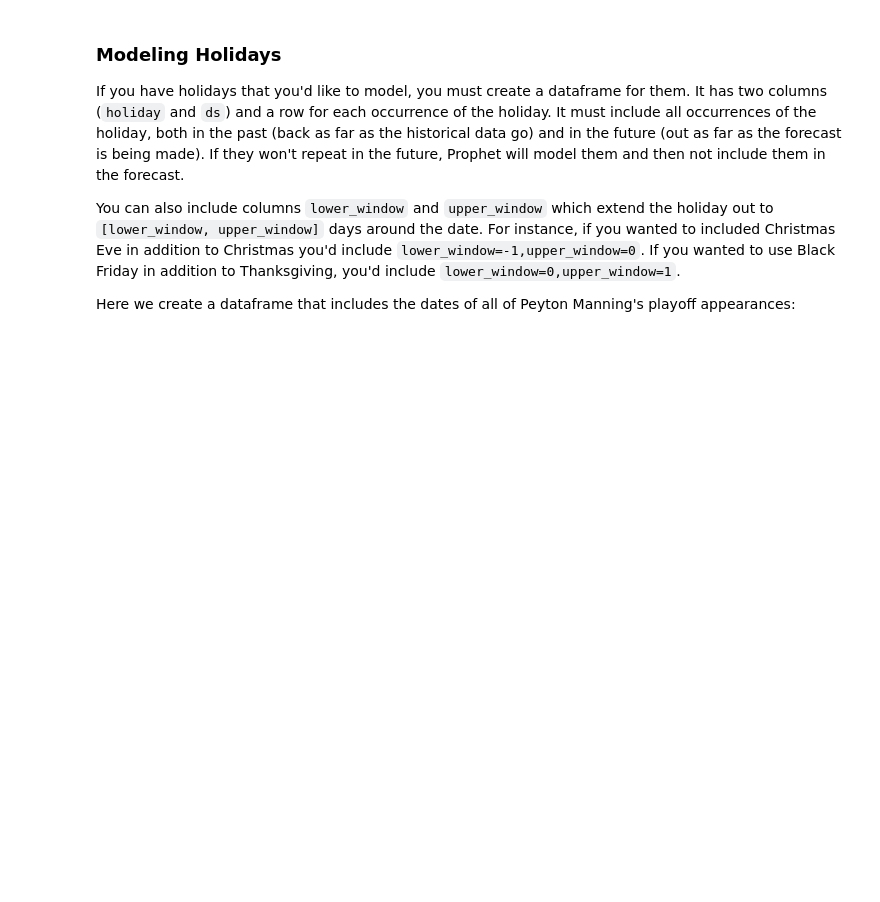
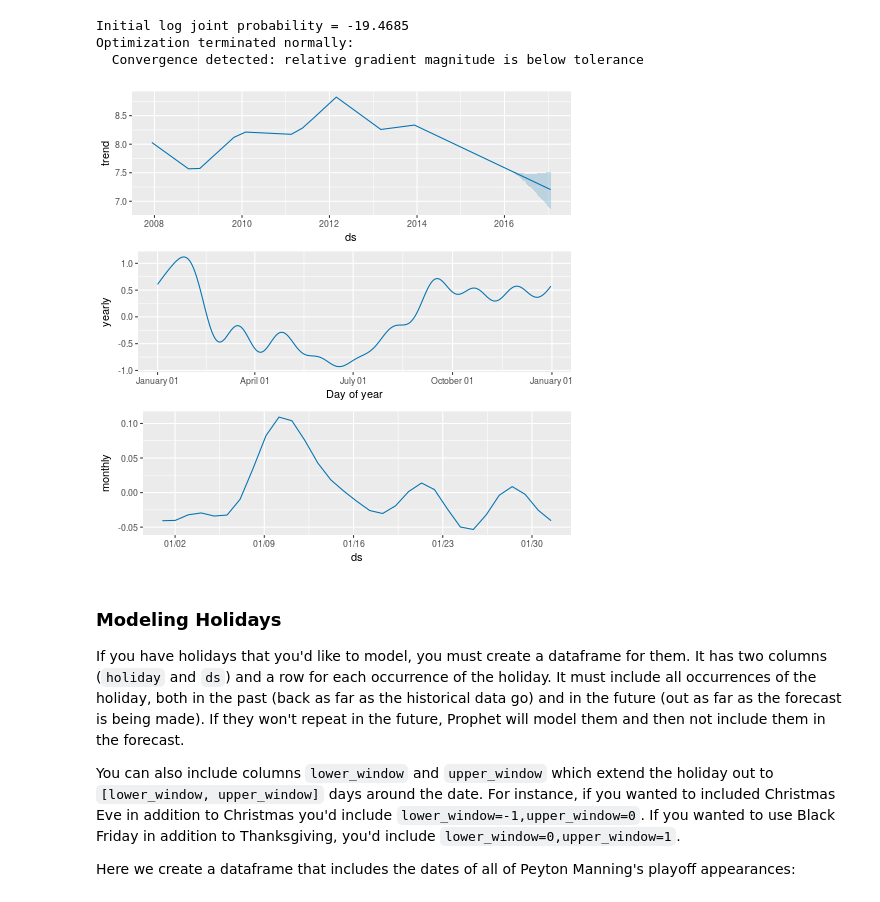
Before and after one commit to facebook/prophet, a Jupyter notebook: notebooks/seasonality_and_holiday_effects.ipynb, the cells around one changed output. Cells and saved outputs as stored; diff of their text form; code cells hidden in the pictures; blank space fills up the shorter version.

```diff
--- a/notebooks/holiday_effects.ipynb
+++ b/notebooks/seasonality_and_holiday_effects.ipynb
@@ -36,3 +43,15 @@ Optimization terminated normally:
+# %%
+%%R
+m <- prophet(weekly.seasonality=FALSE)
+m <- add_seasonality(m, name='monthly', period=30.5, fourier.order=5)
+m <- fit.prophet(m, df)
+forecast <- predict(m, future)
+prophet_plot_components(m, forecast)
+# %% [output]
+Initial log joint probability = -19.4685
+Optimization terminated normally:
+  Convergence detected: relative gradient magnitude is below tolerance
+[figure, added]
 # %% [markdown]
 ### Modeling Holidays
 If you have holidays that you'd like to model, you must create a dataframe for them. It has two columns (`holiday` and `ds`) and a row for each occurrence of the holiday. It must include all occurrences of the holiday, both in the past (back as far as the historical data go) and in the future (out as far as the forecast is being made). If they won't repeat in the future, Prophet will model them and then not include them in the forecast.
```
Also changed, not shown: parts of 4 cells of this notebook, 8 other files.
